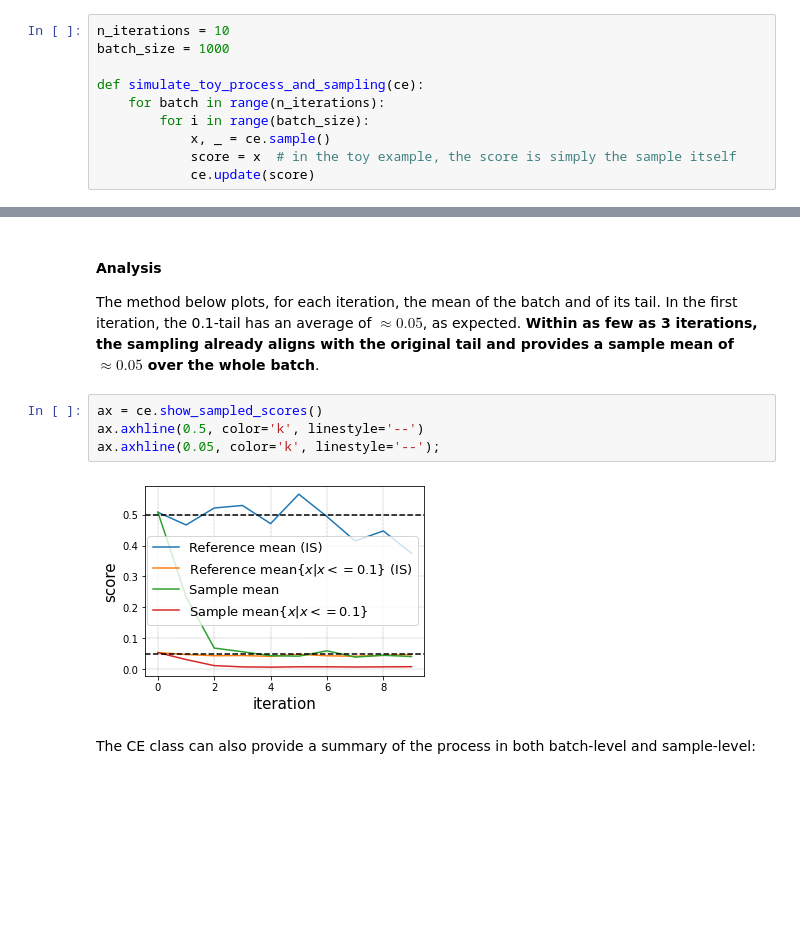
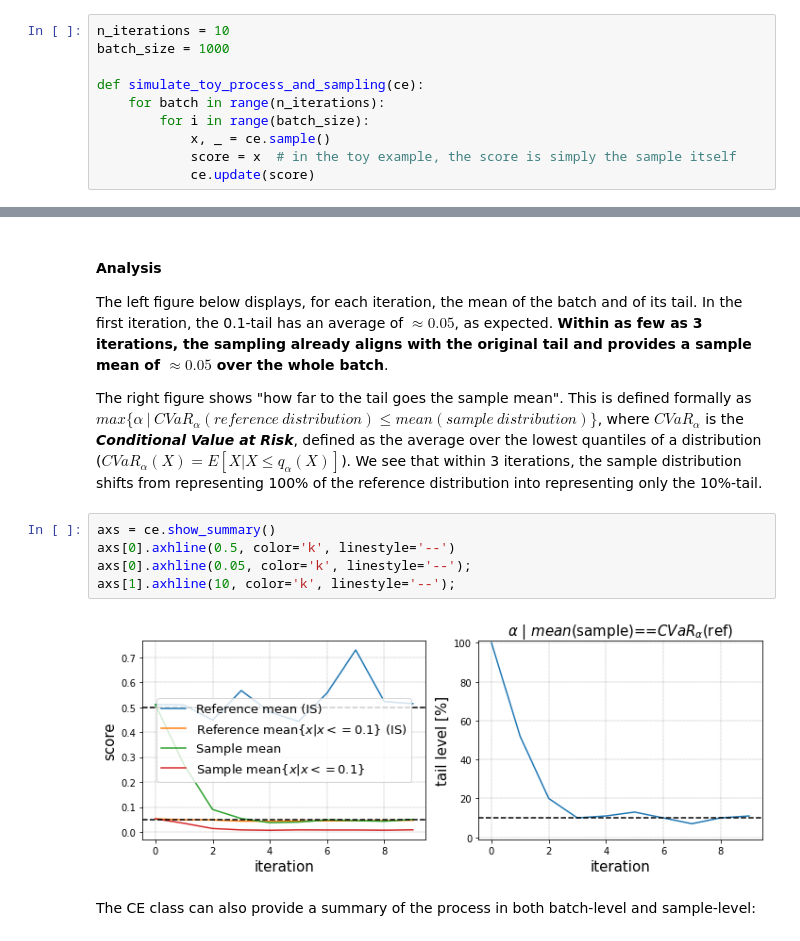
Before and after one commit to ido90/CEM, a Jupyter notebook: tutorial.ipynb, the cells around one changed output, grey strips where cells are left out. Saved outputs shown, nothing was run; the diff lists cells and outputs as text; blank space fills up the shorter version.

Commit message:
extended analysis: explicitly compare sample mean to reference distribution

```diff
--- a/tutorial.ipynb
+++ b/tutorial.ipynb
@@ -165,14 +165,19 @@ Wall time: 794 ms
 # %% [markdown]
 #### Analysis
 
-The method below plots, for each iteration, the mean of the batch and of its tail.
+The left figure below displays, for each iteration, the mean of the batch and of its tail.
 In the first iteration, the 0.1-tail has an average of $\approx 0.05$, as expected. **Within as few as 3 iterations, the sampling already aligns with the original tail and provides a sample mean of $\approx 0.05$ over the whole batch**.
+
+The right figure shows "how far to the tail goes the sample mean".
+This is defined formally as $max\{\alpha \ | \ CVaR_\alpha(reference\ distribution) \le mean(sample\ distribution)\}$, where $CVaR_\alpha$ is the ***Conditional Value at Risk***, defined as the average over the lowest quantiles of a distribution ($CVaR_\alpha(X)=E[X | X\le q_\alpha(X)]$).
+We see that within 3 iterations, the sample distribution shifts from representing 100\% of the reference distribution into representing only the 10\%-tail.
 # %%
-ax = ce.show_sampled_scores()
-ax.axhline(0.5, color='k', linestyle='--')
-ax.axhline(0.05, color='k', linestyle='--');
+axs = ce.show_summary()
+axs[0].axhline(0.5, color='k', linestyle='--')
+axs[0].axhline(0.05, color='k', linestyle='--');
+axs[1].axhline(10, color='k', linestyle='--');
 # %% [output]
-[figure, old version]
+[figure, new version]
 # %% [markdown]
 The CE class can also provide a summary of the process in both batch-level and sample-level:
 # %%
```
Also changed, not shown: parts of 6 cells of this notebook, 1 other file.
